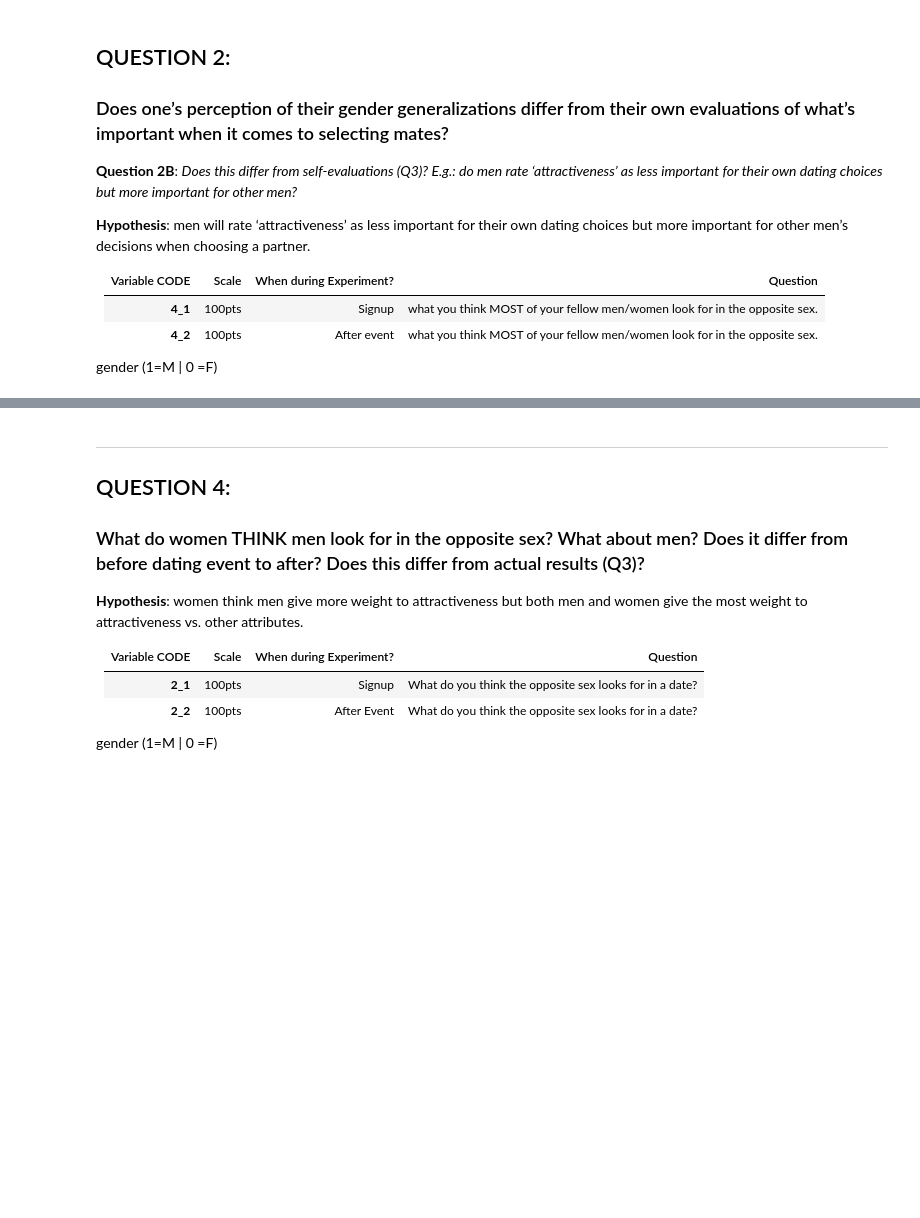
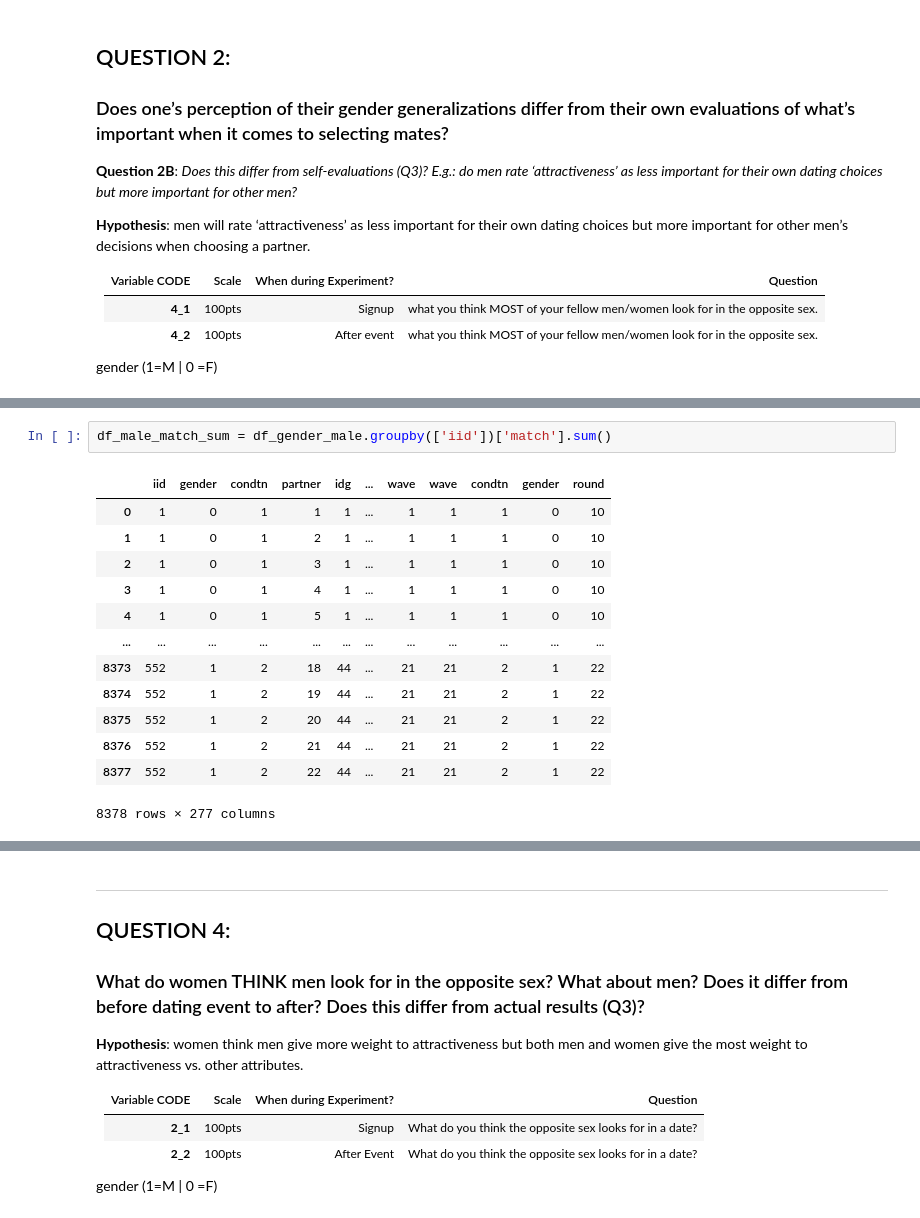
Before and after one commit to MirandaRemmer/DS-SF-23-work, a Jupyter notebook: final-project - MR/3/Final Project 3 - Speed Dating Experiment *revised*.ipynb, the cells around one changed output, grey strips where cells are left out. Saved outputs shown, nothing was run; the diff lists cells and outputs as text; blank space fills up the shorter version.

```diff
--- a/final-project - MR/3/Final Project 3 - Speed Dating Experiment *revised*.ipynb
+++ b/final-project - MR/3/Final Project 3 - Speed Dating Experiment *revised*.ipynb
@@ -610,0 +1136,16 @@ gender (1=M | 0 =F)
+# %%
+df_male_match_sum = df_gender_male.groupby(['iid'])['match'].sum()
+# %% [output]
+|  | iid | gender | condtn | partner | idg | ... | wave | wave | condtn | gender | round |
+| 0 | 1 | 0 | 1 | 1 | 1 | ... | 1 | 1 | 1 | 0 | 10 |
+| 1 | 1 | 0 | 1 | 2 | 1 | ... | 1 | 1 | 1 | 0 | 10 |
+| 2 | 1 | 0 | 1 | 3 | 1 | ... | 1 | 1 | 1 | 0 | 10 |
+| 3 | 1 | 0 | 1 | 4 | 1 | ... | 1 | 1 | 1 | 0 | 10 |
+| 4 | 1 | 0 | 1 | 5 | 1 | ... | 1 | 1 | 1 | 0 | 10 |
+| ... | ... | ... | ... | ... | ... | ... | ... | ... | ... | ... | ... |
+| 8373 | 552 | 1 | 2 | 18 | 44 | ... | 21 | 21 | 2 | 1 | 22 |
+| 8374 | 552 | 1 | 2 | 19 | 44 | ... | 21 | 21 | 2 | 1 | 22 |
+| 8375 | 552 | 1 | 2 | 20 | 44 | ... | 21 | 21 | 2 | 1 | 22 |
+| 8376 | 552 | 1 | 2 | 21 | 44 | ... | 21 | 21 | 2 | 1 | 22 |
+| 8377 | 552 | 1 | 2 | 22 | 44 | ... | 21 | 21 | 2 | 1 | 22 |
+8378 rows × 277 columns
```
Also changed, not shown: parts of 83 cells of this notebook, 7 other files.
